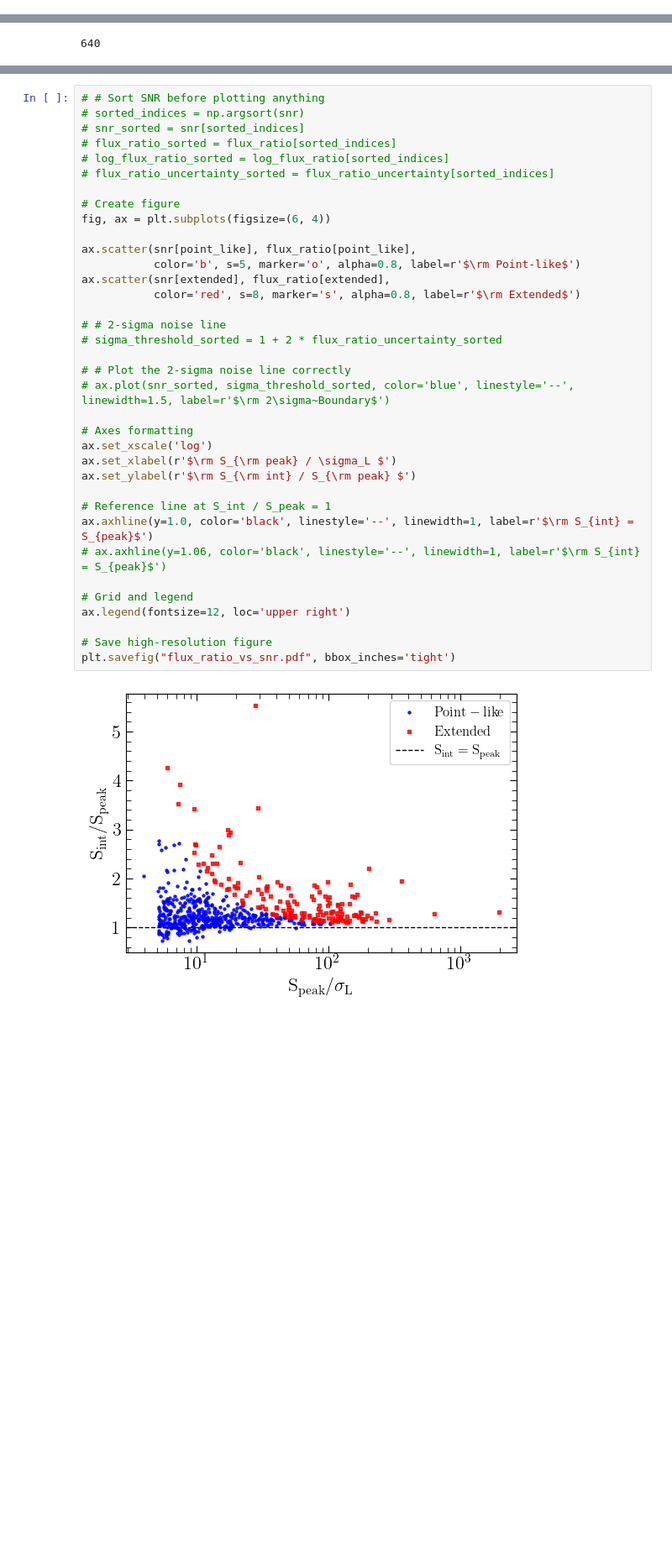
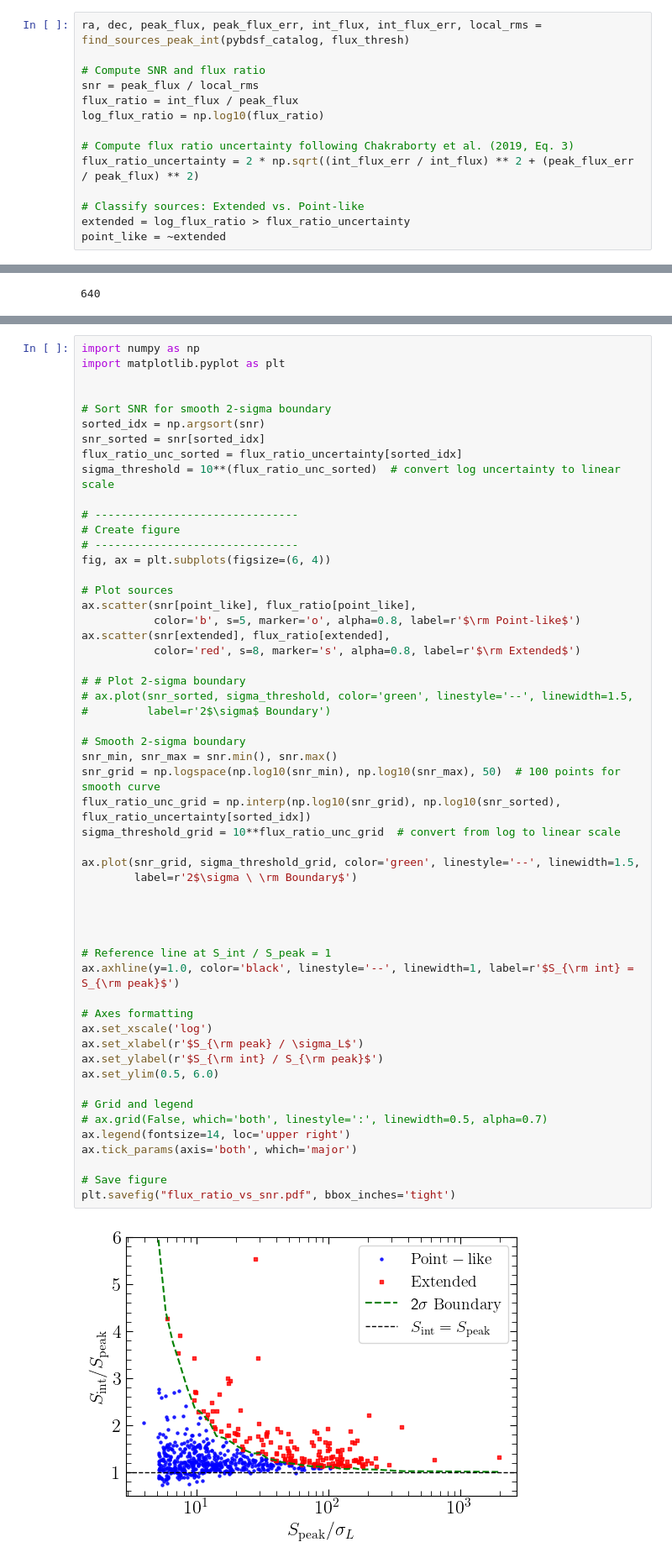
Before and after one commit to aecosmo/RADIOcat, a Jupyter notebook: pointextended.ipynb, the cells around one changed output, grey strips where cells are left out. Shown at 84% size. Drawn from its saved outputs; the diff is of its cells as text; blank space fills up the shorter version.

```diff
--- a/pointextended.ipynb
+++ b/pointextended.ipynb
@@ -41,3 +48,17 @@ match_radius = 25 * u.arcsec
+# %%
+ra, dec, peak_flux, peak_flux_err, int_flux, int_flux_err, local_rms = find_sources_peak_int(pybdsf_catalog, flux_thresh)
+
+# Compute SNR and flux ratio
+snr = peak_flux / local_rms
+flux_ratio = int_flux / peak_flux
+log_flux_ratio = np.log10(flux_ratio)
+
+# Compute flux ratio uncertainty following Chakraborty et al. (2019, Eq. 3)
+flux_ratio_uncertainty = 2 * np.sqrt((int_flux_err / int_flux) ** 2 + (peak_flux_err / peak_flux) ** 2)
+
+# Classify sources: Extended vs. Point-like
+extended = log_flux_ratio > flux_ratio_uncertainty
+point_like = ~extended
 # %%
 len(original_fluxes)
 # %% [output]
@@ -103,38 +73,56 @@ np.sum(extended)/(np.sum(point_like)+ np.sum(extended))
 # %%
-# # Sort SNR before plotting anything
-# sorted_indices = np.argsort(snr)
-# snr_sorted = snr[sorted_indices]
-# flux_ratio_sorted = flux_ratio[sorted_indices]
-# log_flux_ratio_sorted = log_flux_ratio[sorted_indices]
-# flux_ratio_uncertainty_sorted = flux_ratio_uncertainty[sorted_indices]
+import numpy as np
+import matplotlib.pyplot as plt
 
+
+# Sort SNR for smooth 2-sigma boundary
+sorted_idx = np.argsort(snr)
+snr_sorted = snr[sorted_idx]
+flux_ratio_unc_sorted = flux_ratio_uncertainty[sorted_idx]
+sigma_threshold = 10**(flux_ratio_unc_sorted)  # convert log uncertainty to linear scale
+
+# -------------------------------
 # Create figure
+# -------------------------------
 fig, ax = plt.subplots(figsize=(6, 4))
 
+# Plot sources
 ax.scatter(snr[point_like], flux_ratio[point_like],
            color='b', s=5, marker='o', alpha=0.8, label=r'$\rm Point-like$')
 ax.scatter(snr[extended], flux_ratio[extended],
            color='red', s=8, marker='s', alpha=0.8, label=r'$\rm Extended$')
 
-# # 2-sigma noise line
-# sigma_threshold_sorted = 1 + 2 * flux_ratio_uncertainty_sorted
+# # Plot 2-sigma boundary
+# ax.plot(snr_sorted, sigma_threshold, color='green', linestyle='--', linewidth=1.5,
+#         label=r'2$\sigma$ Boundary')
 
-# # Plot the 2-sigma noise line correctly
-# ax.plot(snr_sorted, sigma_threshold_sorted, color='blue', linestyle='--', linewidth=1.5, label=r'$\rm 2\sigma~Boundary$')
+# Smooth 2-sigma boundary
+snr_min, snr_max = snr.min(), snr.max()
+snr_grid = np.logspace(np.log10(snr_min), np.log10(snr_max), 50)  # 100 points for smooth curve
+flux_ratio_unc_grid = np.interp(np.log10(snr_grid), np.log10(snr_sorted), flux_ratio_uncertainty[sorted_idx])
+sigma_threshold_grid = 10**flux_ratio_unc_grid  # convert from log to linear scale
+
+ax.plot(snr_grid, sigma_threshold_grid, color='green', linestyle='--', linewidth=1.5,
+        label=r'2$\sigma \ \rm Boundary$')
+
+
+
+
+# Reference line at S_int / S_peak = 1
+ax.axhline(y=1.0, color='black', linestyle='--', linewidth=1, label=r'$S_{\rm int} = S_{\rm peak}$')
 
 # Axes formatting
 ax.set_xscale('log')
-ax.set_xlabel(r'$\rm S_{\rm peak} / \sigma_L $')
-ax.set_ylabel(r'$\rm S_{\rm int} / S_{\rm peak} $')
-
-# Reference line at S_int / S_peak = 1
-ax.axhline(y=1.0, color='black', linestyle='--', linewidth=1, label=r'$\rm S_{int} = S_{peak}$')
-# ax.axhline(y=1.06, color='black', linestyle='--', linewidth=1, label=r'$\rm S_{int} = S_{peak}$')
+ax.set_xlabel(r'$S_{\rm peak} / \sigma_L$')
+ax.set_ylabel(r'$S_{\rm int} / S_{\rm peak}$')
+ax.set_ylim(0.5, 6.0)
 
 # Grid and legend
-ax.legend(fontsize=12, loc='upper right')
+# ax.grid(False, which='both', linestyle=':', linewidth=0.5, alpha=0.7)
+ax.legend(fontsize=14, loc='upper right')
+ax.tick_params(axis='both', which='major')
 
-# Save high-resolution figure
+# Save figure
 plt.savefig("flux_ratio_vs_snr.pdf", bbox_inches='tight')
 # %% [output]
-[figure, old version]
+[figure, new version]
```
Also changed, not shown: parts of 13 cells of this notebook, 13 other files.
